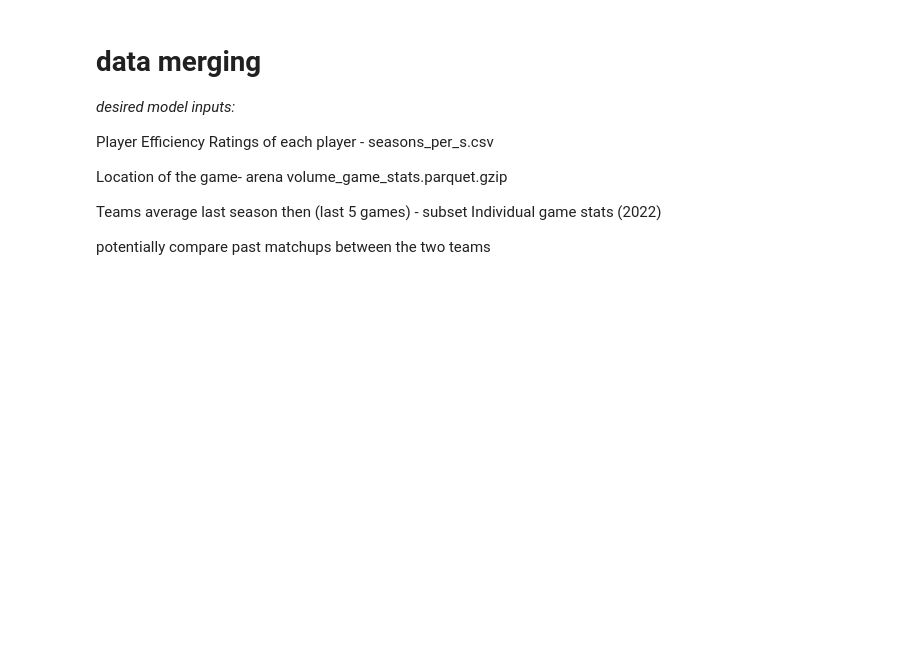
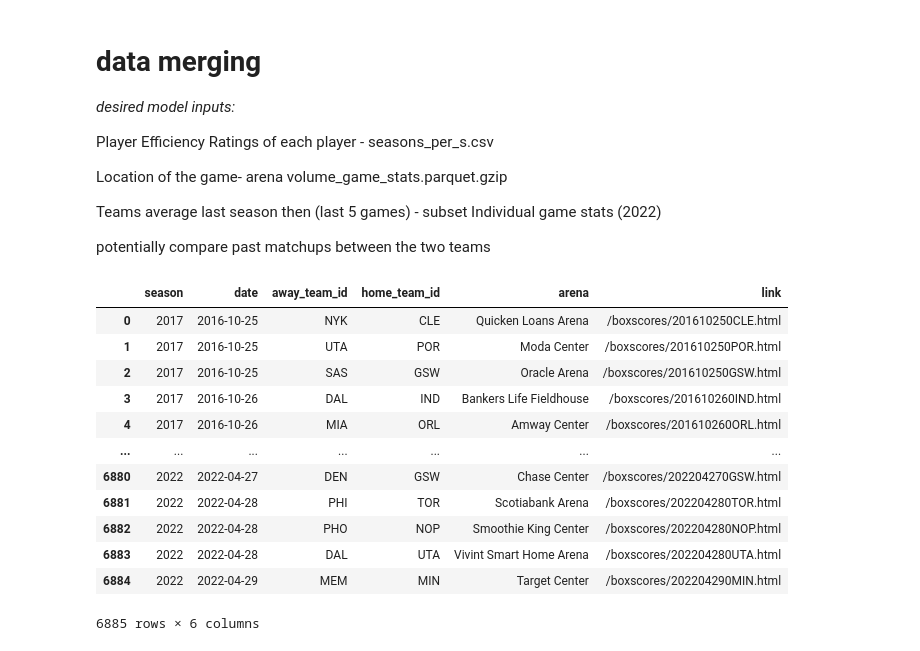
Before and after one commit to madamore-1/project-checkpoint-1-nba-prediction, a Jupyter notebook: dev/data merging.ipynb, the cells around one changed output. Saved outputs shown, nothing was run; the diff lists cells and outputs as text; code cells hidden in the pictures; blank space fills up the shorter version.

```diff
--- a/dev/data merging.ipynb
+++ b/dev/data merging.ipynb
@@ -14,6 +14,22 @@ potentially compare past matchups between the two teams
 # %%
 import pandas as pd
 # %%
-season_games_overview = pd.concat([pd.read_parquet('[2019, 2020].parquet.gzip'), pd.read_parquet('[2021, 2022].parquet.gzip')], ignore_index = True)
-season_games_overview['date'] = pd.to_datetime(season_games_overview['date'])
+season_schedules = pd.concat([pd.read_parquet('[2017, 2018].parquet.gzip'), pd.read_parquet('[2019, 2020].parquet.gzip'), pd.read_parquet('[2021, 2022].parquet.gzip')], ignore_index = True)
+# pd.read_parquet('[2015, 2016].parquet.gzip'),
+season_schedules['date'] = pd.to_datetime(season_schedules['date'])
+season_schedules
+# %% [output]
+|  | season | date | away_team_id | home_team_id | arena | link |
+| 0 | 2017 | 2016-10-25 | NYK | CLE | Quicken Loans Arena | /boxscores/201610250CLE.html |
+| 1 | 2017 | 2016-10-25 | UTA | POR | Moda Center | /boxscores/201610250POR.html |
+| 2 | 2017 | 2016-10-25 | SAS | GSW | Oracle Arena | /boxscores/201610250GSW.html |
+| 3 | 2017 | 2016-10-26 | DAL | IND | Bankers Life Fieldhouse | /boxscores/201610260IND.html |
+| 4 | 2017 | 2016-10-26 | MIA | ORL | Amway Center | /boxscores/201610260ORL.html |
+| ... | ... | ... | ... | ... | ... | ... |
+| 6880 | 2022 | 2022-04-27 | DEN | GSW | Chase Center | /boxscores/202204270GSW.html |
+| 6881 | 2022 | 2022-04-28 | PHI | TOR | Scotiabank Arena | /boxscores/202204280TOR.html |
+| 6882 | 2022 | 2022-04-28 | PHO | NOP | Smoothie King Center | /boxscores/202204280NOP.html |
+| 6883 | 2022 | 2022-04-28 | DAL | UTA | Vivint Smart Home Arena | /boxscores/202204280UTA.html |
+| 6884 | 2022 | 2022-04-29 | MEM | MIN | Target Center | /boxscores/202204290MIN.html |
+6885 rows × 6 columns
 # %%
```
Also changed, not shown: parts of 4 cells of this notebook.
